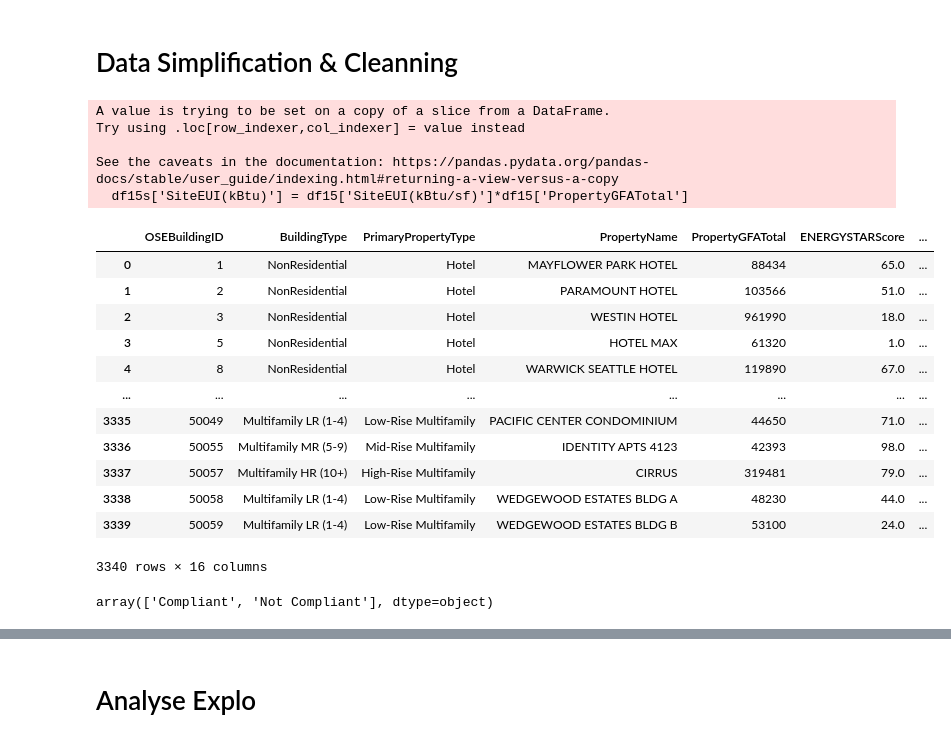
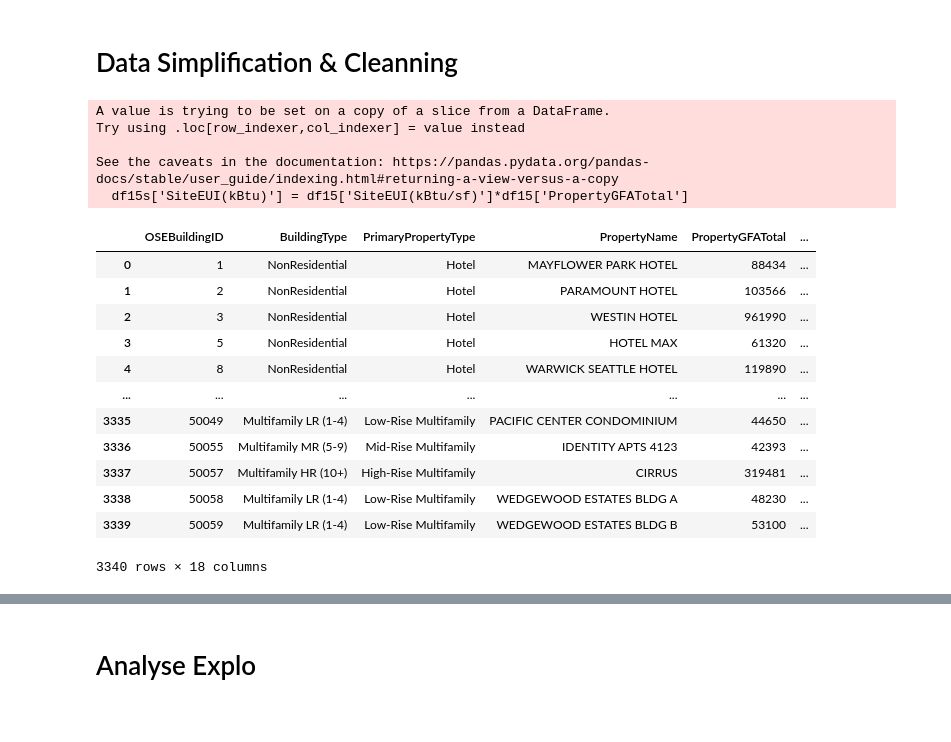
Before and after one commit to DrHadiNono/Notebooks-OC, a Jupyter notebook: Projets/P4/p4.ipynb, the cells around one changed output, grey strips where cells are left out. Drawn from its saved outputs; the diff is of its cells as text; code cells hidden in the pictures.

```diff
--- a/Projets/P4/p4.ipynb
+++ b/Projets/P4/p4.ipynb
@@ -76,29 +96,30 @@ Series([], Name: OSEBuildingID, dtype: int64)
 # %% [markdown]
 # Data Simplification & Cleanning
 # %%
-df15s = df15[['OSEBuildingID',	'BuildingType',	'PrimaryPropertyType',	'PropertyName',	'PropertyGFATotal', 'ENERGYSTARScore', 'SiteEUI(kBtu/sf)', 'GHGEmissions(MetricTonsCO2e)', 'CouncilDistrictCode',	'Neighborhood',	'YearBuilt',	'NumberofBuildings',	'NumberofFloors', 'ComplianceStatus', 'Outlier']]
+Cols = ['OSEBuildingID',	'BuildingType',	'PrimaryPropertyType',	'PropertyName',	'PropertyGFATotal', 'LargestPropertyUseType', 'LargestPropertyUseTypeGFA', 'ENERGYSTARScore', 'SiteEUI(kBtu/sf)', 'GHGEmissions(MetricTonsCO2e)', 'CouncilDistrictCode',	'Neighborhood',	'YearBuilt',	'NumberofBuildings',	'NumberofFloors', 'ComplianceStatus', 'Outlier']
+
+df15s = df15[Cols]
 df15s['SiteEUI(kBtu)'] = df15['SiteEUI(kBtu/sf)']*df15['PropertyGFATotal']
+df15s = renameCol(df15s, 'SiteEUI(kBtu)', 'TotalEnergy')
+df15s = renameCol(df15s, 'TotalGHGEmissions', 'TotalEmission')
+
 df15s
 # %% [output]
 A value is trying to be set on a copy of a slice from a DataFrame.
 Try using .loc[row_indexer,col_indexer] = value instead
 
 See the caveats in the documentation: https://pandas.pydata.org/pandas-docs/stable/user_guide/indexing.html#returning-a-view-versus-a-copy
   df15s['SiteEUI(kBtu)'] = df15['SiteEUI(kBtu/sf)']*df15['PropertyGFATotal']
-|  | OSEBuildingID | BuildingType | PrimaryPropertyType | PropertyName | PropertyGFATotal | ENERGYSTARScore | ... |
-| 0 | 1 | NonResidential | Hotel | MAYFLOWER PARK HOTEL | 88434 | 65.0 | ... |
-| 1 | 2 | NonResidential | Hotel | PARAMOUNT HOTEL | 103566 | 51.0 | ... |
-| 2 | 3 | NonResidential | Hotel | WESTIN HOTEL | 961990 | 18.0 | ... |
-| 3 | 5 | NonResidential | Hotel | HOTEL MAX | 61320 | 1.0 | ... |
-| 4 | 8 | NonResidential | Hotel | WARWICK SEATTLE HOTEL | 119890 | 67.0 | ... |
-| ... | ... | ... | ... | ... | ... | ... | ... |
-| 3335 | 50049 | Multifamily LR (1-4) | Low-Rise Multifamily | PACIFIC CENTER CONDOMINIUM | 44650 | 71.0 | ... |
-| 3336 | 50055 | Multifamily MR (5-9) | Mid-Rise Multifamily | IDENTITY APTS 4123 | 42393 | 98.0 | ... |
-| 3337 | 50057 | Multifamily HR (10+) | High-Rise Multifamily | CIRRUS | 319481 | 79.0 | ... |
-| 3338 | 50058 | Multifamily LR (1-4) | Low-Rise Multifamily | WEDGEWOOD ESTATES BLDG A | 48230 | 44.0 | ... |
-| 3339 | 50059 | Multifamily LR (1-4) | Low-Rise Multifamily | WEDGEWOOD ESTATES BLDG B | 53100 | 24.0 | ... |
+|  | OSEBuildingID | BuildingType | PrimaryPropertyType | PropertyName | PropertyGFATotal | ... |
+| 0 | 1 | NonResidential | Hotel | MAYFLOWER PARK HOTEL | 88434 | ... |
+| 1 | 2 | NonResidential | Hotel | PARAMOUNT HOTEL | 103566 | ... |
+| 2 | 3 | NonResidential | Hotel | WESTIN HOTEL | 961990 | ... |
+| 3 | 5 | NonResidential | Hotel | HOTEL MAX | 61320 | ... |
+| 4 | 8 | NonResidential | Hotel | WARWICK SEATTLE HOTEL | 119890 | ... |
+| ... | ... | ... | ... | ... | ... | ... |
+| 3335 | 50049 | Multifamily LR (1-4) | Low-Rise Multifamily | PACIFIC CENTER CONDOMINIUM | 44650 | ... |
+| 3336 | 50055 | Multifamily MR (5-9) | Mid-Rise Multifamily | IDENTITY APTS 4123 | 42393 | ... |
+| 3337 | 50057 | Multifamily HR (10+) | High-Rise Multifamily | CIRRUS | 319481 | ... |
+| 3338 | 50058 | Multifamily LR (1-4) | Low-Rise Multifamily | WEDGEWOOD ESTATES BLDG A | 48230 | ... |
+| 3339 | 50059 | Multifamily LR (1-4) | Low-Rise Multifamily | WEDGEWOOD ESTATES BLDG B | 53100 | ... |
-3340 rows × 16 columns
+3340 rows × 18 columns
-# %%
-df15s['ComplianceStatus'].unique()
-# %% [output]
-array(['Compliant', 'Not Compliant'], dtype=object)
```
Also changed, not shown: parts of 39 cells of this notebook, 4 other files.
